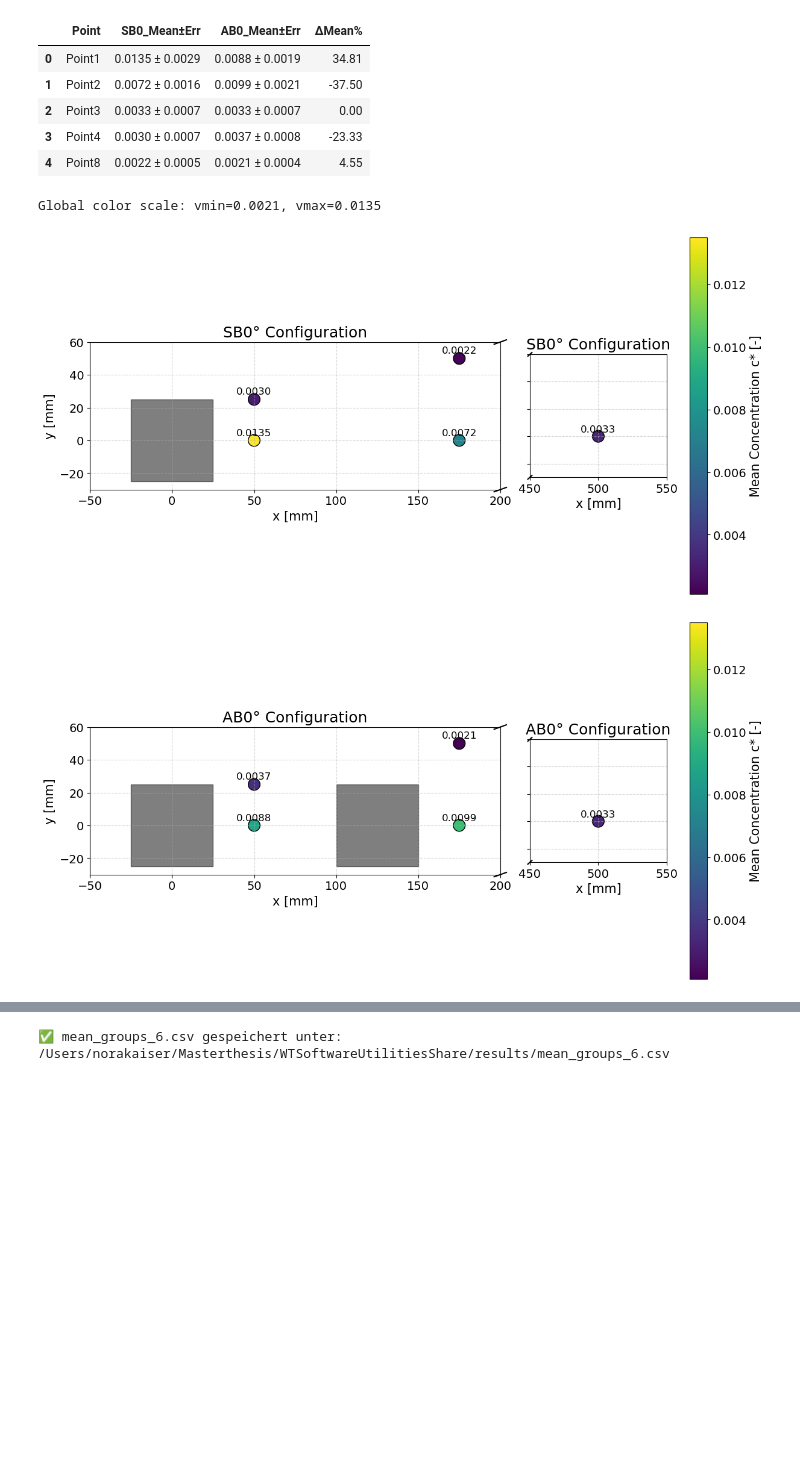
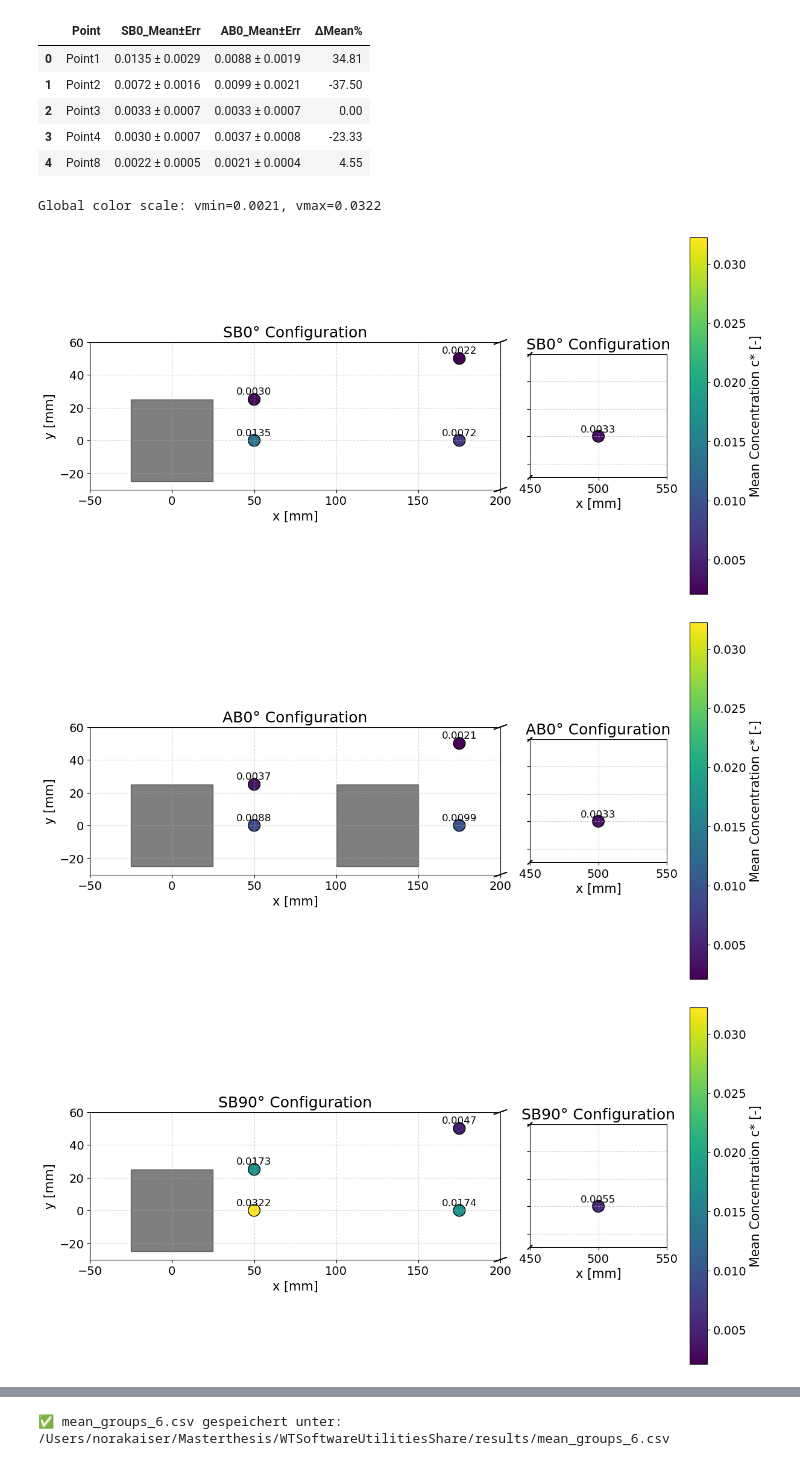
Before and after one commit to noradoralaexploradora/windtunnelsofware, a Jupyter notebook: DataAnalysis.ipynb, the cells around one changed output, grey strips where cells are left out. Drawn from its saved outputs; the diff is of its cells as text; code cells hidden in the pictures; blank space fills up the shorter version.

```diff
--- a/DataAnalysis.ipynb
+++ b/DataAnalysis.ipynb
@@ -1532,7 +1532,7 @@ import matplotlib.pyplot as plt
 from matplotlib.patches import Rectangle
 
 points = ["Point1", "Point2", "Point3", "Point4", "Point8"]
-configs_plot = ["SB0°", "AB0°"]
+configs_plot = ["SB0°", "AB0°", "SB90°", "AB90°"]
 
 results_path = "/Users/norakaiser/Masterthesis/WTSoftwareUtilitiesShare/results"
 measurement_path = "/Users/norakaiser/Masterthesis/WTSoftwareUtilitiesShare/measurements"
@@ -1587,11 +1587,26 @@ for cfg in configs_plot:
     ax2.set_xlim(450, 550)
     ax1.set_ylim(-30, 60)
 
-    # Häuser
+    # Häuser einzeichnen
     if cfg == "SB0°":
-        house1 = Rectangle((-25, -25), 50, 50, edgecolor="black", facecolor="black", alpha=0.5)
-        ax1.add_patch(house1)
-    else:  # AB0°: 2 Häuser
+        # emittierendes Haus bei (0,0)
+        house = Rectangle((-25, -25), 50, 50, edgecolor="black", facecolor="black", alpha=0.5)
+        ax1.add_patch(house)
+
+    elif cfg == "AB0°":
+        # emittierendes Haus bei (0,0) + Blocker bei x=100–150
+        house_emit = Rectangle((-25, -25), 50, 50, edgecolor="black", facecolor="black", alpha=0.5)
+        house_block = Rectangle((100, -25), 50, 50, edgecolor="black", facecolor="black", alpha=0.5)
+        ax1.add_patch(house_emit)
+        ax1.add_patch(house_block)
+
+    elif cfg == "SB90°":
+        # emittierendes Haus bei (0,0)
+        house = Rectangle((-25, -25), 50, 50, edgecolor="black", facecolor="black", alpha=0.5)
+        ax1.add_patch(house)
+
+    elif cfg == "AB90°":
+        # emittierendes Haus bei (0,0) + Blocker bei y=100–150
         house_emit = Rectangle((-25, -25), 50, 50, edgecolor="black", facecolor="black", alpha=0.5)
         house_block = Rectangle((100, -25), 50, 50, edgecolor="black", facecolor="black", alpha=0.5)
         ax1.add_patch(house_emit)
@@ -1609,34 +1624,40 @@ for cfg in configs_plot:
             ax1.text(row["x"], row["y"] + 3, f"{row['Mean']:.4f}", ha="center", fontsize=12)
         elif row["x"] >= 450:
             ax2.text(row["x"], row["y"] + 3, f"{row['Mean']:.4f}", ha="center", fontsize=12)
 
     # Achsen-Styling
     for ax in (ax1, ax2):
         ax.set_title(f"{cfg} Configuration", fontsize=title_fontsize)
         ax.set_xlabel("x [mm]", fontsize=label_fontsize)
         ax.tick_params(axis="x", labelsize=tick_fontsize)
         ax.tick_params(axis="y", labelsize=tick_fontsize)
         ax.grid(True, linestyle="--", alpha=0.5)
         ax.set_aspect("equal")
 
     ax1.set_ylabel("y [mm]", fontsize=label_fontsize)
 
     # Broken axis Markierungen
     d = 0.015
     kwargs = dict(transform=ax1.transAxes, color='k', clip_on=False)
     ax1.plot((1-d, 1+d), (-d, +d), **kwargs)
     ax1.plot((1-d, 1+d), (1-d, 1+d), **kwargs)
     kwargs.update(transform=ax2.transAxes)
     ax2.plot((-d, +d), (-d, +d), **kwargs)
     ax2.plot((-d, +d), (1-d, 1+d), **kwargs)
 
-    # Gemeinsame Colorbar mit gleicher Skala
+    # Colorbar
     cbar = fig.colorbar(sc1, ax=[ax1, ax2], orientation="vertical", fraction=0.05, pad=0.02)
     cbar.set_label("Mean Concentration c* [-]", fontsize=label_fontsize)
     cbar.ax.tick_params(labelsize=tick_fontsize)
 
+    output_dir = "/Users/norakaiser/Masterthesis/WTSoftwareUtilitiesShare/results/maps"
+    os.makedirs(output_dir, exist_ok=True)
+
+    plt.savefig(os.path.join(output_dir, f"{cfg.replace('°','')}_map.png"), dpi=300, bbox_inches="tight")
+
     plt.show()
 # %% [output]
-Global color scale: vmin=0.0021, vmax=0.0135
+Global color scale: vmin=0.0021, vmax=0.0322
-[figure, old version]
+[figure, new version]
-[figure, old version]
+[figure, new version]
+[figure, added]
```
Also changed, not shown: parts of 2 cells of this notebook.
